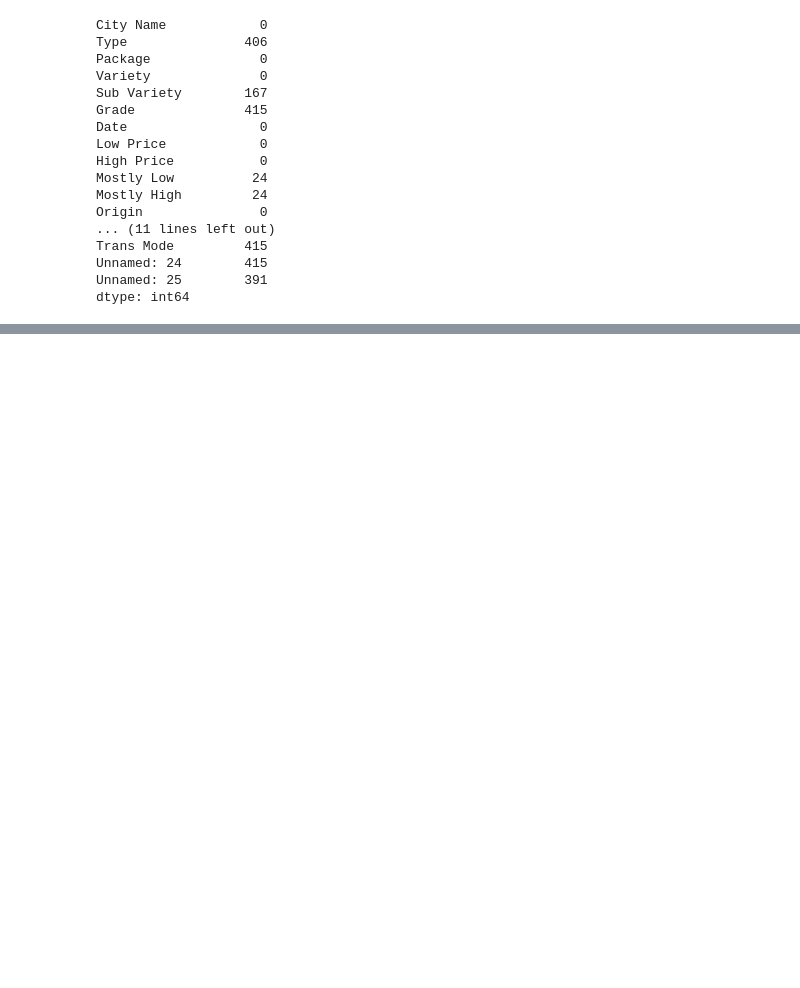
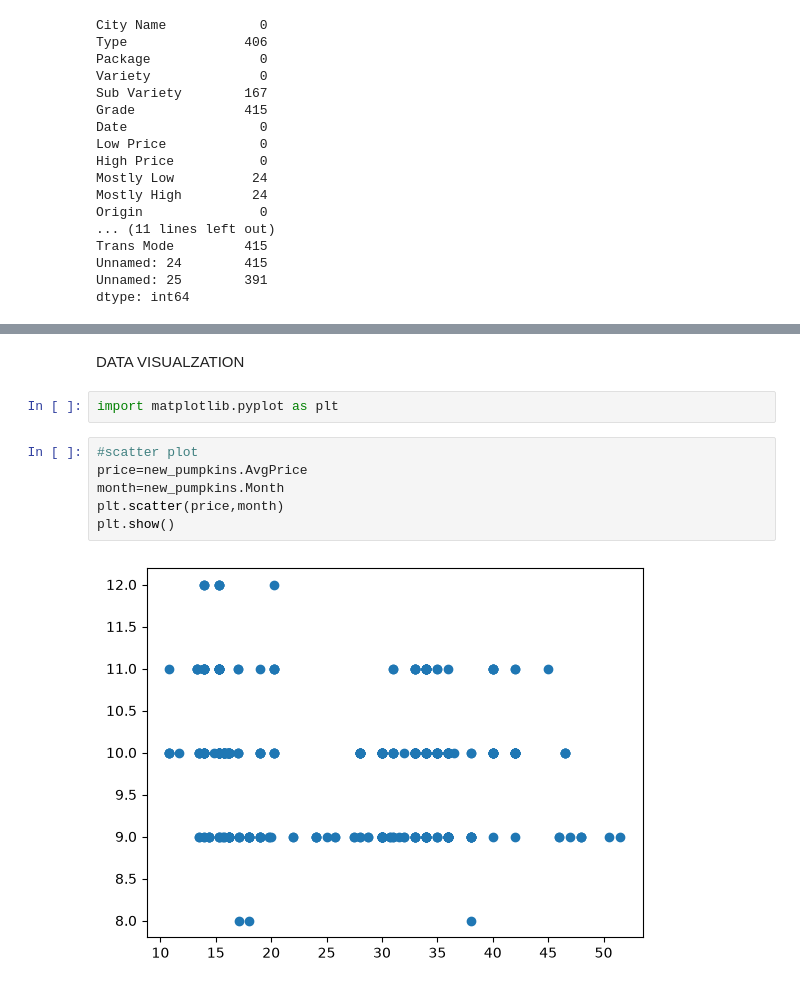
Before and after one commit to staxkworks/ML-For-Beginners, a Jupyter notebook: 2-Regression/2-Data/notebook.ipynb, the cells around one changed output, grey strips where cells are left out. Drawn from its saved outputs; the diff is of its cells as text; blank space fills up the shorter version.

Commit message:
completed Data's nb and played around with tools ipynb's

```diff
--- a/2-Regression/2-Data/notebook.ipynb
+++ b/2-Regression/2-Data/notebook.ipynb
@@ -90,0 +113,12 @@ new_pumpkins.head(5)
+# %% [markdown]
+DATA VISUALZATION
+# %%
+import matplotlib.pyplot as plt
+# %%
+#scatter plot
+price=new_pumpkins.AvgPrice
+month=new_pumpkins.Month
+plt.scatter(price,month)
+plt.show()
+# %% [output]
+[figure, added]
```
Also changed, not shown: parts of 13 cells of this notebook, 1 other file.
